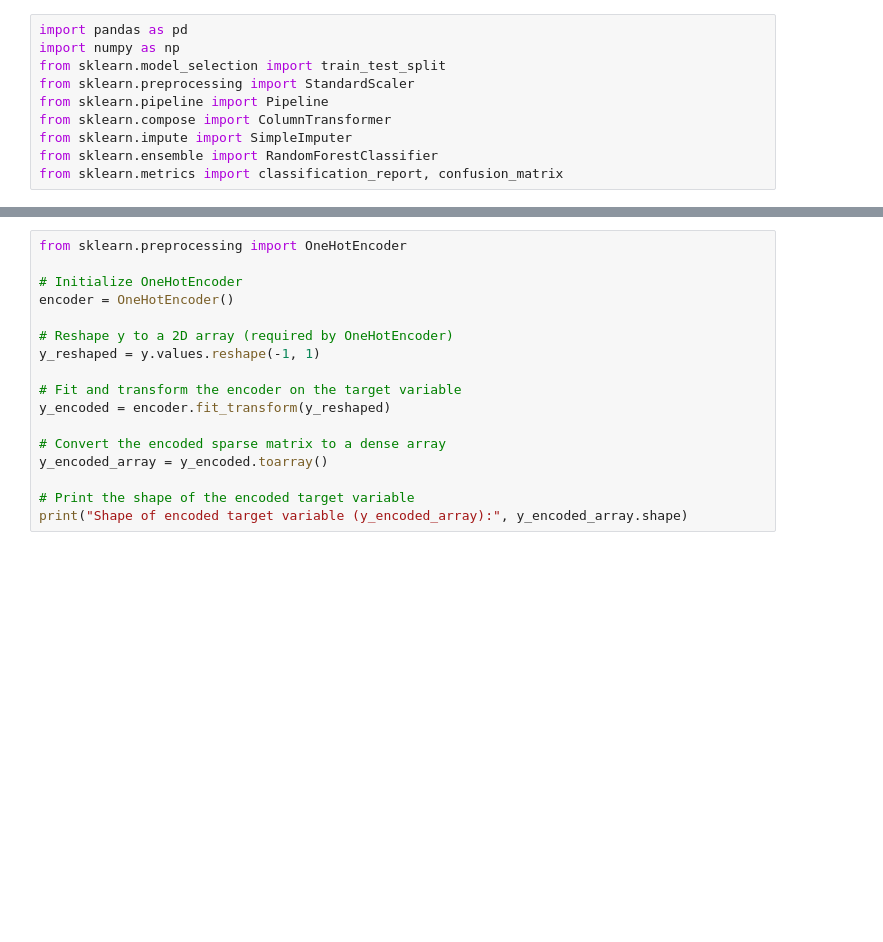
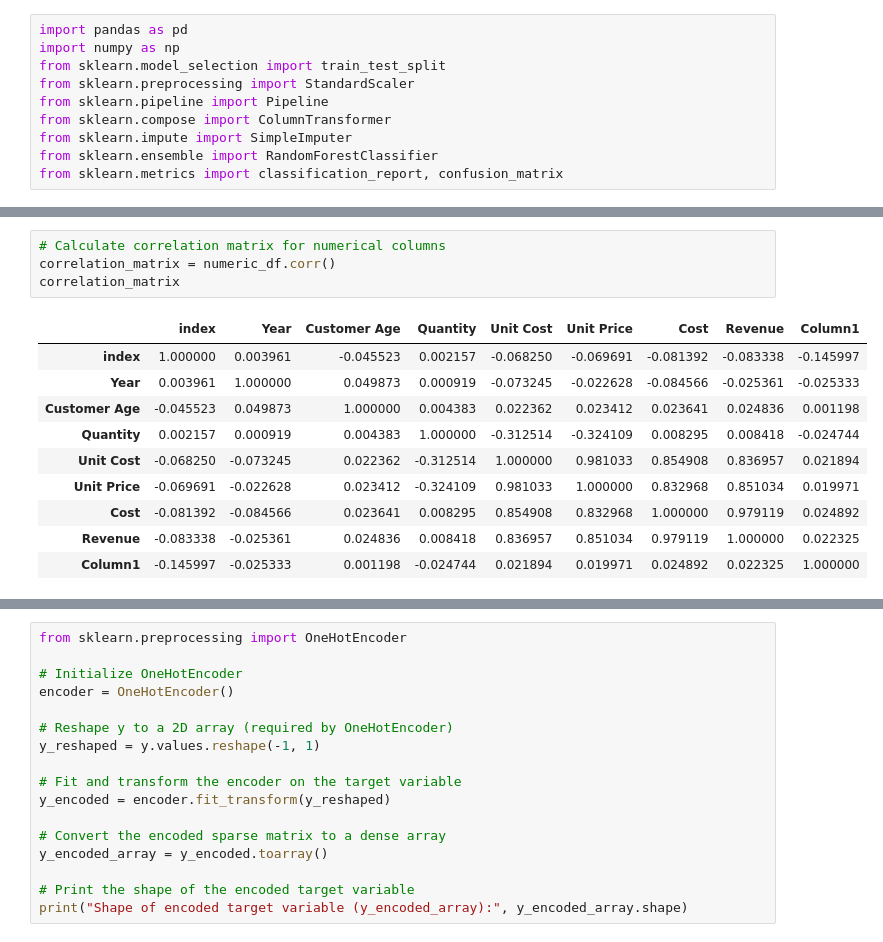
Before and after one commit to Ogoms/Product-Category-Prediction, a Jupyter notebook: Notebook/Product_Prediction.ipynb, the cells around one changed output, grey strips where cells are left out. Cells and saved outputs as stored; diff of their text form; blank space fills up the shorter version.

```diff
--- a/Notebook/Product_Prediction.ipynb
+++ b/Notebook/Product_Prediction.ipynb
@@ -152,0 +75,15 @@ dtype: int64
+# %%
+# Calculate correlation matrix for numerical columns
+correlation_matrix = numeric_df.corr()
+correlation_matrix
+# %% [output]
+|  | index | Year | Customer Age | Quantity | Unit Cost | Unit Price | Cost | Revenue | Column1 |
+| index | 1.000000 | 0.003961 | -0.045523 | 0.002157 | -0.068250 | -0.069691 | -0.081392 | -0.083338 | -0.145997 |
+| Year | 0.003961 | 1.000000 | 0.049873 | 0.000919 | -0.073245 | -0.022628 | -0.084566 | -0.025361 | -0.025333 |
+| Customer Age | -0.045523 | 0.049873 | 1.000000 | 0.004383 | 0.022362 | 0.023412 | 0.023641 | 0.024836 | 0.001198 |
+| Quantity | 0.002157 | 0.000919 | 0.004383 | 1.000000 | -0.312514 | -0.324109 | 0.008295 | 0.008418 | -0.024744 |
+| Unit Cost | -0.068250 | -0.073245 | 0.022362 | -0.312514 | 1.000000 | 0.981033 | 0.854908 | 0.836957 | 0.021894 |
+| Unit Price | -0.069691 | -0.022628 | 0.023412 | -0.324109 | 0.981033 | 1.000000 | 0.832968 | 0.851034 | 0.019971 |
+| Cost | -0.081392 | -0.084566 | 0.023641 | 0.008295 | 0.854908 | 0.832968 | 1.000000 | 0.979119 | 0.024892 |
+| Revenue | -0.083338 | -0.025361 | 0.024836 | 0.008418 | 0.836957 | 0.851034 | 0.979119 | 1.000000 | 0.022325 |
+| Column1 | -0.145997 | -0.025333 | 0.001198 | -0.024744 | 0.021894 | 0.019971 | 0.024892 | 0.022325 | 1.000000 |
```
Also changed, not shown: parts of 62 cells of this notebook, 3 other files.
